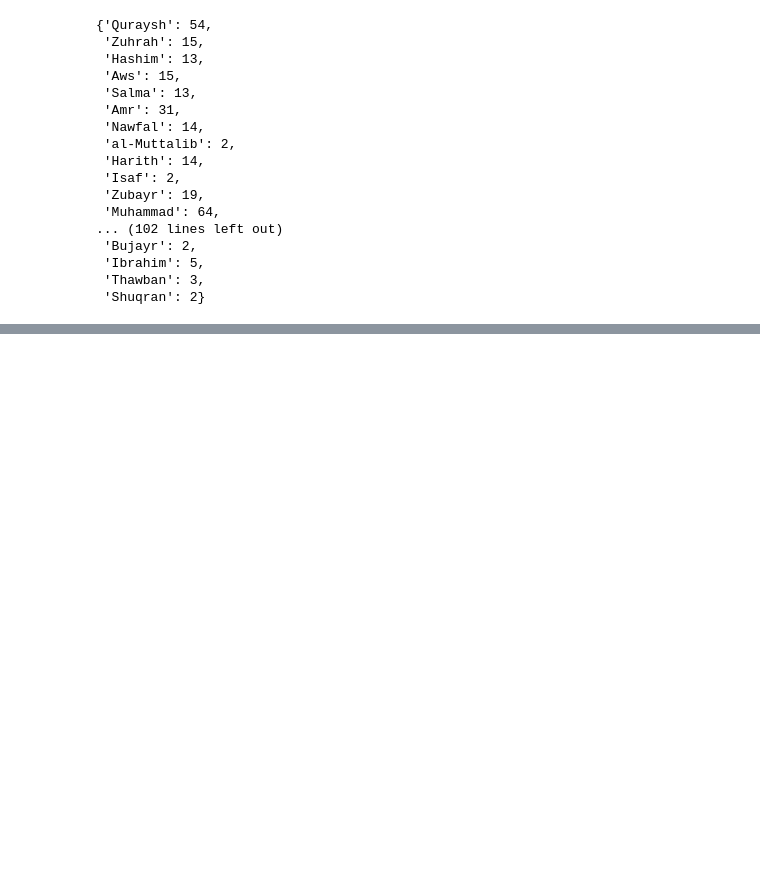
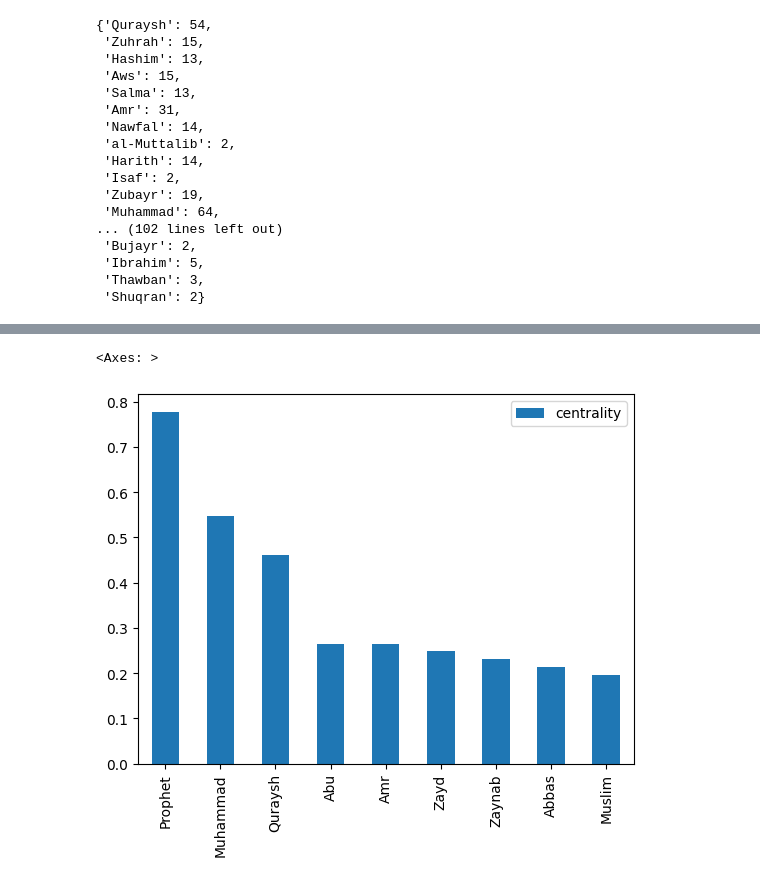
Before and after one commit to izzhamburhan/ProphetCommunities, a Jupyter notebook: extracting_relationships.ipynb, the cells around one changed output, grey strips where cells are left out. Saved outputs shown, nothing was run; the diff lists cells and outputs as text; code cells hidden in the pictures; blank space fills up the shorter version.

Commit message:
feat : EDA * most important characters * check centrality : between ,closeness

```diff
--- a/extracting_relationships.ipynb
+++ b/extracting_relationships.ipynb
@@ -287,0 +290,4 @@ witcher.html
+# %%
+# Degree centrality
+degree_dict = nx.degree_centrality(G)
+degree_dict
@@ -287,0 +312,7 @@ witcher.html
+# %%
+degree_df = pd.DataFrame.from_dict(degree_dict, orient="index", columns=['centrality'])
+# plot top 10 nodes
+degree_df.sort_values('centrality', ascending=False)[0:9].plot(kind='bar')
+# %% [output]
+<Axes: >
+[figure, added]
```
Also changed, not shown: parts of 5 cells of this notebook.
